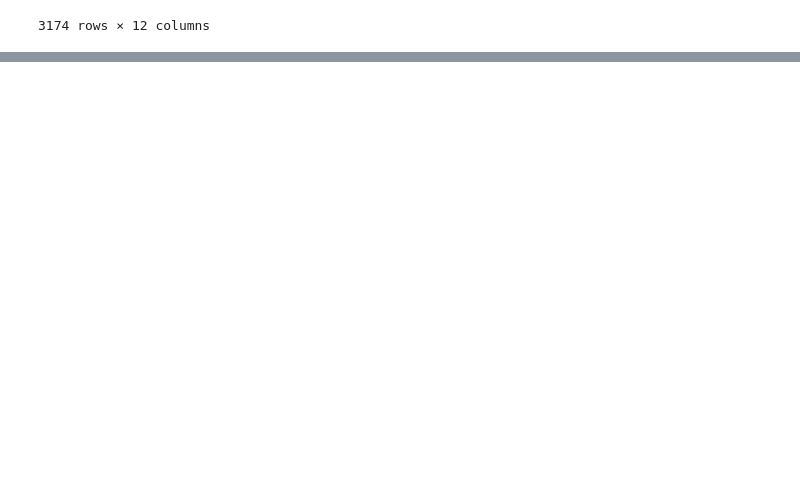
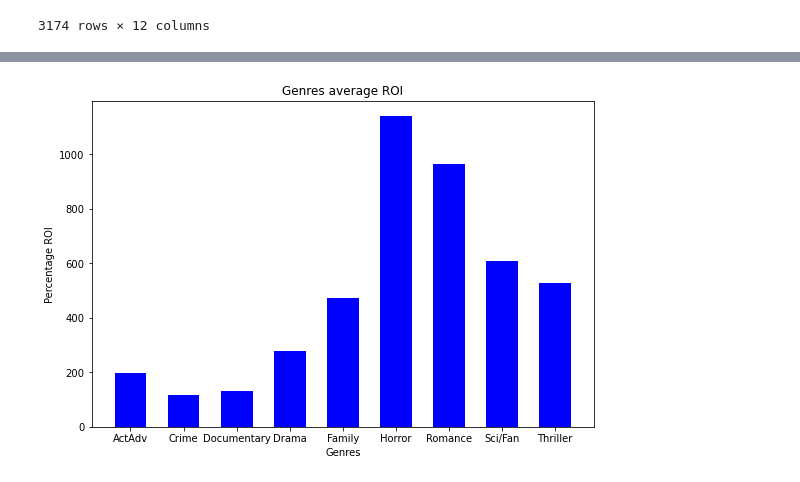
Before and after one commit to hall-nicholas/flatiron-ds-project-1, a Jupyter notebook: code/genre_rating.ipynb, the cells around one changed output, grey strips where cells are left out. Cells and saved outputs as stored; diff of their text form; code cells hidden in the pictures; blank space fills up the shorter version.

Commit message:
adding data vizualization

```diff
--- a/code/genre_rating.ipynb
+++ b/code/genre_rating.ipynb
@@ -352,0 +413,18 @@ memory usage: 322.4+ KB
+# %%
+data = {'ActAdv':197, 'Crime':117, 'Documentary':130,
+        'Drama':278, 'Family': 473, 'Horror':1140, 'Romance': 963, 'Sci/Fan': 607, 'Thriller': 529}
+genre = list(data.keys())
+percent_roi = list(data.values())
+
+fig = plt.figure(figsize = (9, 6))
+
+# creating the bar plot
+plt.bar(genre, percent_roi, color ='blue',
+        width = 0.6)
+
+plt.xlabel("Genres")
+plt.ylabel("Percentage ROI")
+plt.title("Genres average ROI")
+plt.show()
+# %% [output]
+[figure, added]
```
Also changed, not shown: parts of 13 cells of this notebook.
